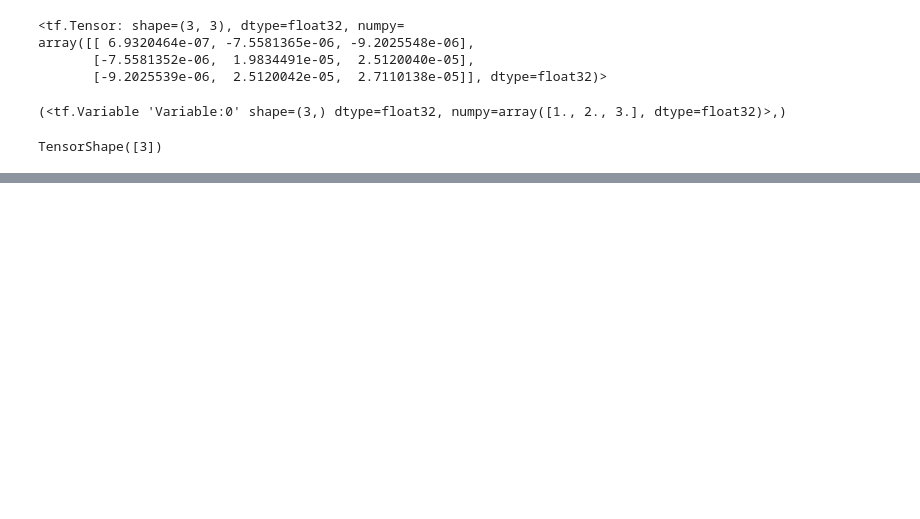
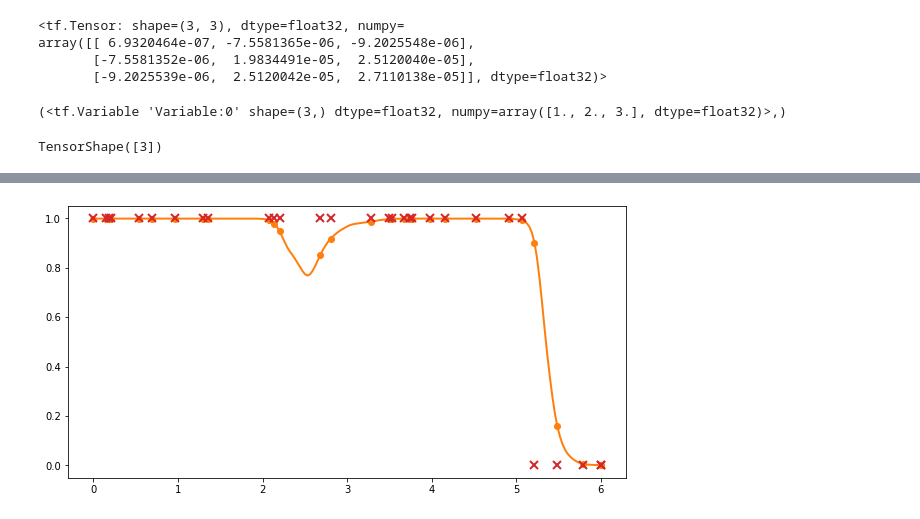
Before and after one commit to RoetGer/generalized-t-process-regression, a Jupyter notebook: gen_t_process.ipynb, the cells around one changed output, grey strips where cells are left out. Cells and saved outputs as stored; diff of their text form; code cells hidden in the pictures; blank space fills up the shorter version.

```diff
--- a/gen_t_process.ipynb
+++ b/gen_t_process.ipynb
@@ -42,0 +100,15 @@ TensorShape([3])
+# %%
+# Select some input locations
+ind = rng.randint(0, 200, (30,))
+X_gen = x_grid[ind]
+
+# evaluate probability and get Bernoulli draws
+p = p_grid[ind, 1:2]
+Y_gen = rng.binomial(1, p)
+
+# plot
+plt.plot(x_grid, p_grid[:, 1], "C1", linewidth=2)
+plt.plot(X_gen, p, "C1o", ms=6)
+_ = plt.plot(X_gen, Y_gen, "C3x", ms=8, mew=2)
+# %% [output]
+[figure, added]
```
Also changed, not shown: parts of 6 cells of this notebook.
